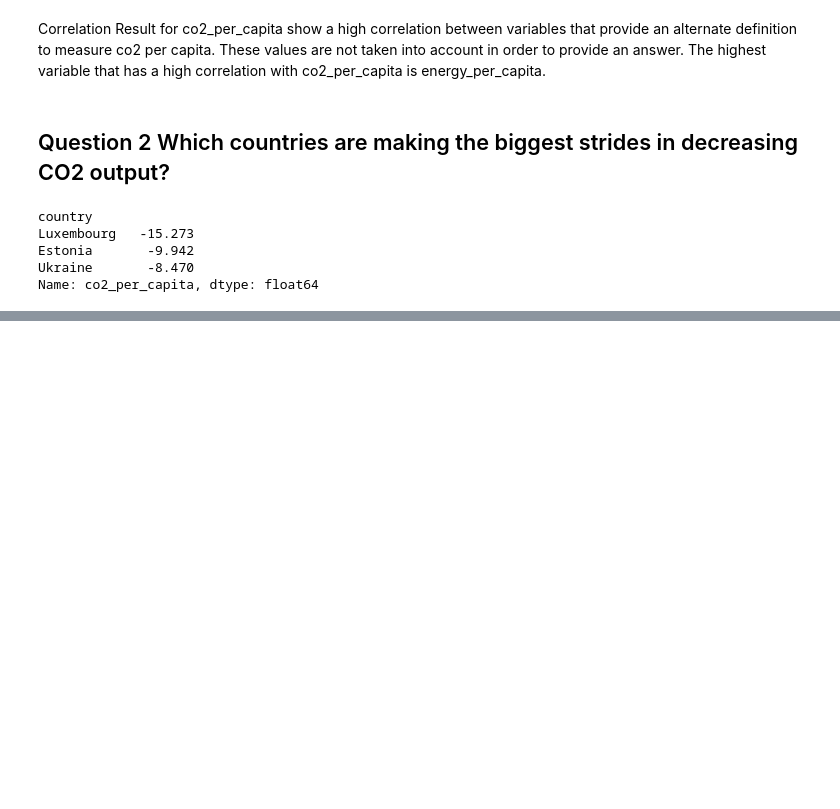
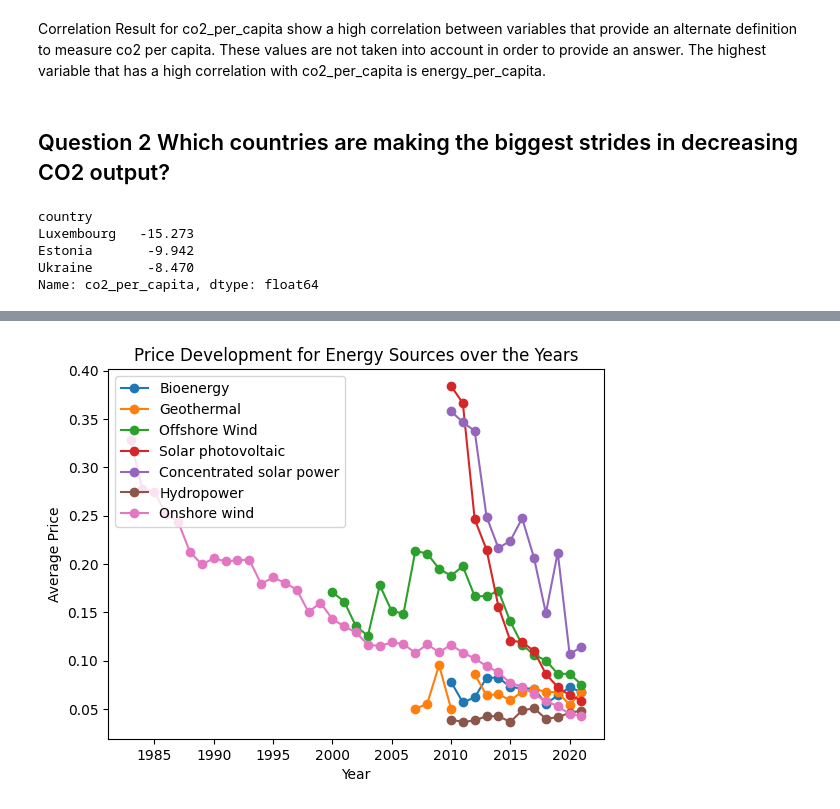
Before and after one commit to LinaHu1990/Assignments, a Jupyter notebook: CO2_Emissions.ipynb, the cells around one changed output, grey strips where cells are left out. Cells and saved outputs as stored; diff of their text form; code cells hidden in the pictures; blank space fills up the shorter version.

```diff
--- a/CO2_Emissions.ipynb
+++ b/CO2_Emissions.ipynb
@@ -93,15 +120,15 @@ Name: co2_per_capita, dtype: float64
 # %%
-# Import data
-# Clean data by drop rows with NAN values
+# Import data with cost of energy for alternative sources of energy
+# Rename column names
 
 def energy_clean():
-  url = pd.read_csv('https://raw.githubusercontent.com/owid/energy-data/master/owid-energy-data.csv')
+  url = pd.read_csv('https://raw.githubusercontent.com/LinaHu1990/Assignments/main/levelized-cost-of-energy.csv')
   df = pd.DataFrame(url)
-  df_clean = df.dropna()
-  return df_clean
+  #df_clean = df.dropna() #most countries don't have a price for the energy sources
+  return df
 
 df_energy = energy_clean()
+df_energy.columns = df_energy.columns.str.replace(' levelized cost of energy', '')
 
-
-df_energy
+print(df_energy)
 # %% [output]
@@ -120,0 +152,5 @@ df_energy
+# %%
+# calculate average per year
+energy_average = df_energy.groupby('Year').mean()
+
+print (energy_average)
@@ -120,0 +175,21 @@ df_energy
+# %%
+# Plot the line chart for each energy source
+x_values = energy_average.index
+plt.plot(x_values, energy_average['Bioenergy'], label='Bioenergy', marker='o')
+plt.plot(x_values, energy_average['Geothermal'], label='Geothermal', marker='o')
+plt.plot(x_values, energy_average['Offshore wind'], label='Offshore Wind', marker='o')
+plt.plot(x_values, energy_average['Solar photovoltaic'], label='Solar photovoltaic', marker='o')
+plt.plot(x_values, energy_average['Concentrated solar power'], label='Concentrated solar power', marker='o')
+plt.plot(x_values, energy_average['Hydropower'], label='Hydropower', marker='o')
+plt.plot(x_values, energy_average['Onshore wind'], label='Onshore wind', marker='o')
+
+# Add labels, legend, and title
+plt.xlabel('Year')
+plt.ylabel('Average Price')
+plt.legend()
+plt.title('Price Development for Energy Sources over the Years')
+
+# Show the plot
+plt.show()
+# %% [output]
+[figure, added]
```
Also changed, not shown: parts of 7 cells of this notebook.
